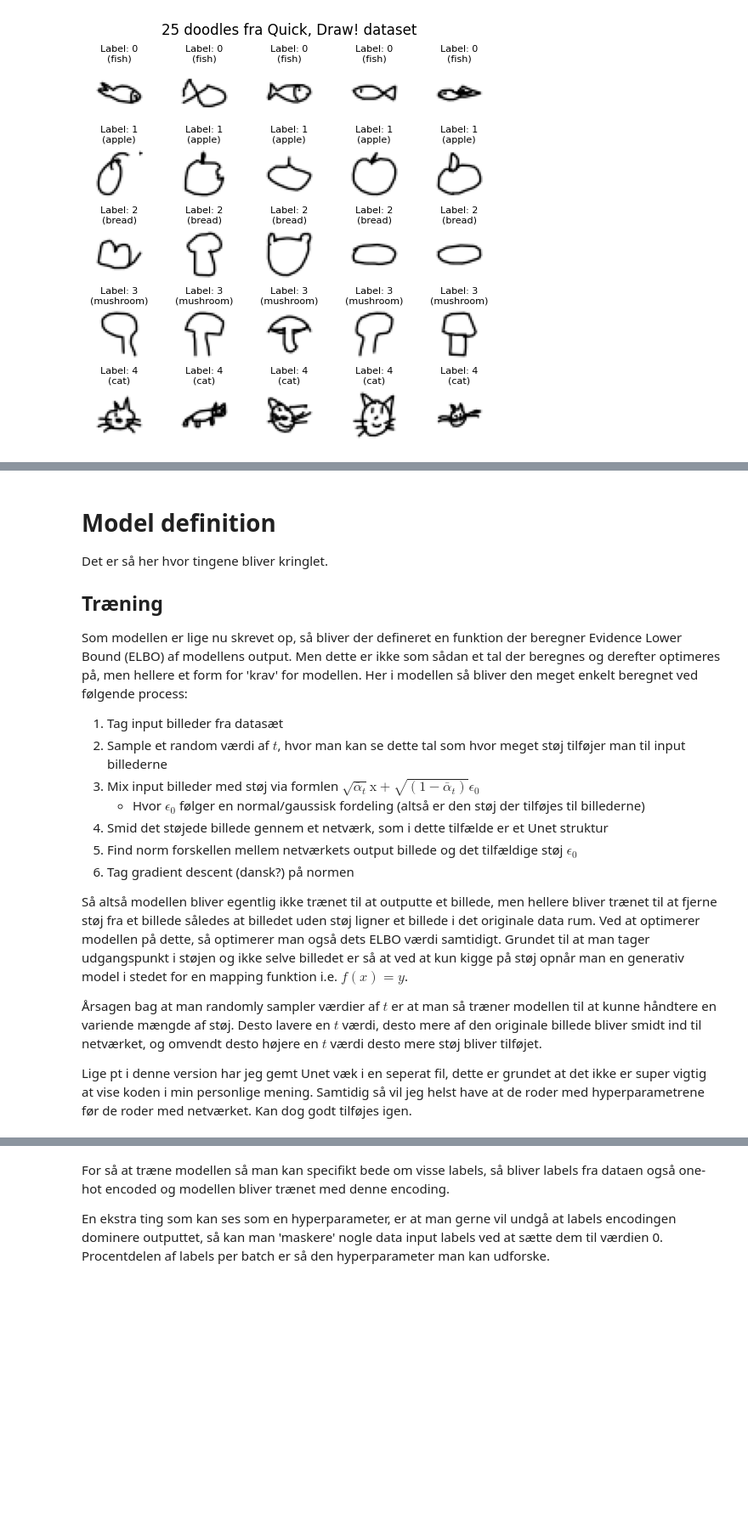
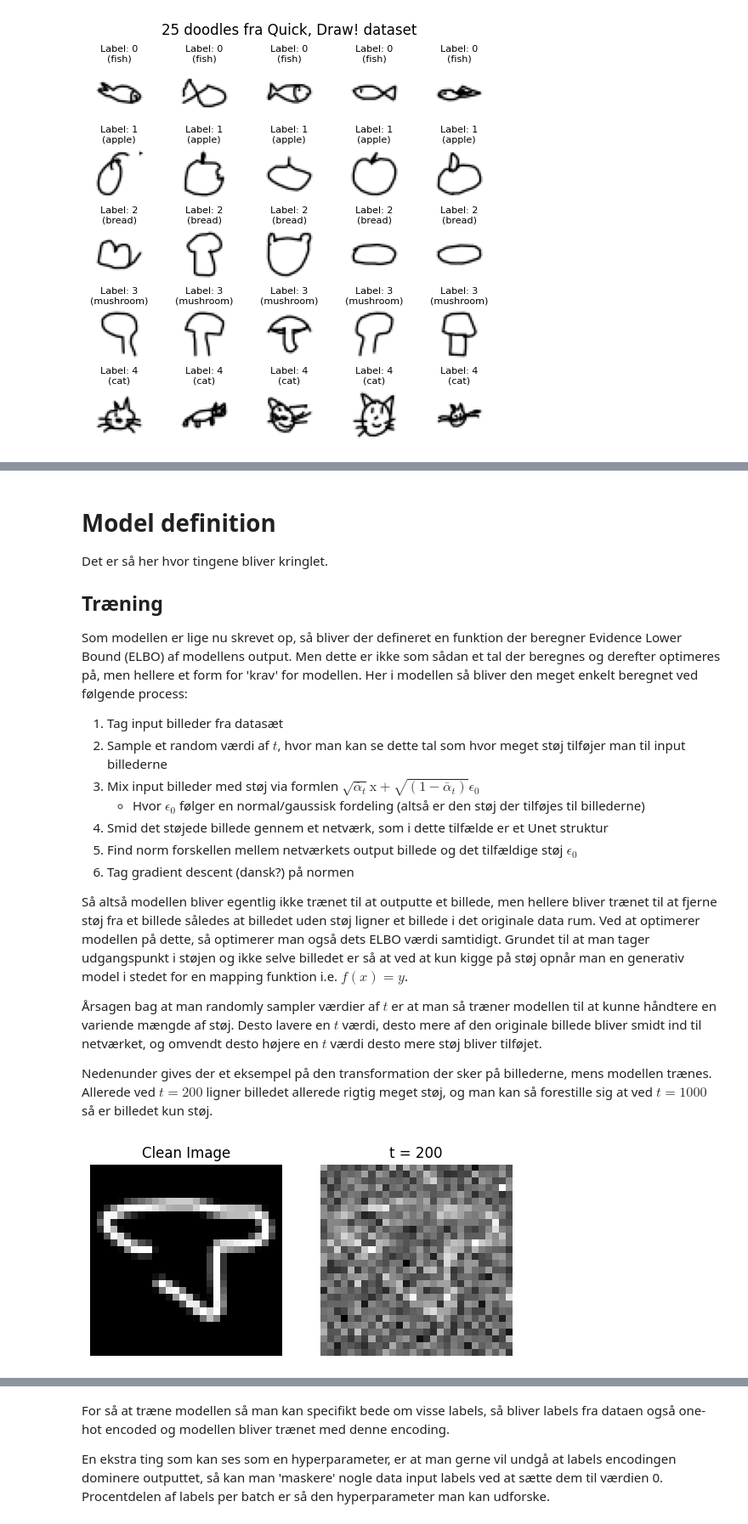
Before and after one commit to UNF-ML-Camp/ML-Camp-2025, a Jupyter notebook: konkurrence/diffusion_notebook.ipynb, the cells around one changed output, grey strips where cells are left out. Shown at 85% size. Drawn from its saved outputs; the diff is of its cells as text; code cells hidden in the pictures; blank space fills up the shorter version.

```diff
--- a/konkurrence/diffusion_notebook.ipynb
+++ b/konkurrence/diffusion_notebook.ipynb
@@ -136,7 +130,30 @@ Så altså modellen bliver egentlig ikke trænet til at outputte et billede, men
 
 Årsagen bag at man randomly sampler værdier af $t$ er at man så træner modellen til at kunne håndtere en variende mængde af støj. Desto lavere en $t$ værdi, desto mere af den originale billede bliver smidt ind til netværket, og omvendt desto højere en $t$ værdi desto mere støj bliver tilføjet.
 
-Lige pt i denne version har jeg gemt Unet væk i en seperat fil, dette er grundet at det ikke er super vigtig at vise koden i min personlige mening. Samtidig så vil jeg helst have at de roder med hyperparametrene før de roder med netværket. Kan dog godt tilføjes igen.
+Nedenunder gives der et eksempel på den transformation der sker på billederne, mens modellen trænes. Allerede ved $t=200$ ligner billedet allerede rigtig meget støj, og man kan så forestille sig at ved $t=1000$ så er billedet kun støj.
+# %%
+image = next(iter(training_dataset))[0][0]
+
+t = 200
+beta = np.linspace(1e-4, 2e-2, 1000)
+alpha = 1 - beta
+alpha_prod = np.cumprod(alpha)
+epsilon = torch.randn_like(image)
+
+image_clean = image.reshape(1, 28, 28)
+image_noisy = (alpha_prod[t] * image + np.sqrt(1 - alpha_prod[t]) * epsilon).reshape(1, 28, 28)
+
+plt.subplot(1, 2, 1)
+plt.imshow(image_clean[0].cpu().numpy(), cmap="gray")
+plt.title("Clean Image")
+plt.axis("off")
+plt.subplot(1, 2, 2)
+plt.imshow(image_noisy[0].cpu().numpy(), cmap="gray")
+plt.title(f"t = {t}")
+plt.axis("off")
+plt.show()
+# %% [output]
+[figure, added]
 # %% [markdown]
 # Sampling
 Konceptet bag samplingen er også kringlet defineret. Dog kan den simplificeres til følgende trin:
```
Also changed, not shown: parts of 10 cells of this notebook, 6 other files.
